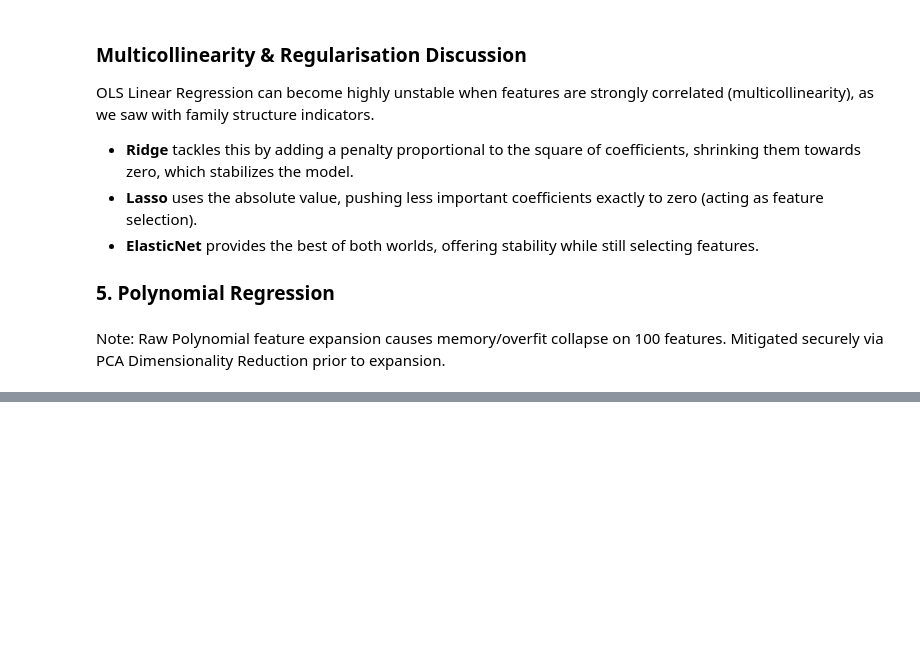
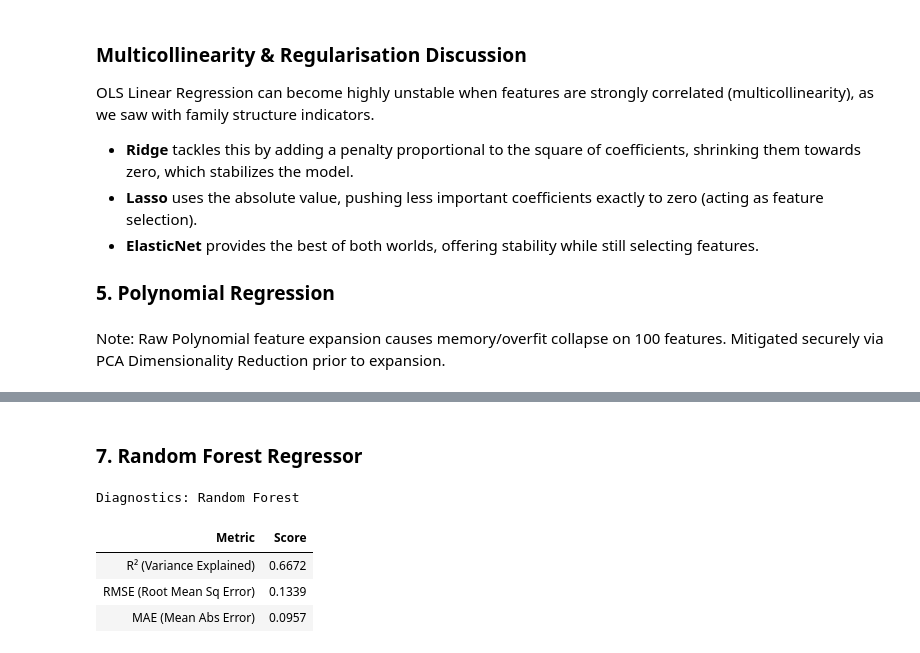
Before and after one commit to Reshma925/Vectora, a Jupyter notebook: Regression Track A/Regression.ipynb, the cells around one changed output, grey strips where cells are left out. Drawn from its saved outputs; the diff is of its cells as text; code cells hidden in the pictures; blank space fills up the shorter version.

```diff
--- a/Regression Track A/Regression.ipynb
+++ b/Regression Track A/Regression.ipynb
@@ -487,0 +498,10 @@ poly = eval_model("Polynomial Regression (PCA=10)", poly_pipe, X_train_scaled, X
+# %% [markdown]
+### 7. Random Forest Regressor
+# %%
+rf = eval_model("Random Forest", RandomForestRegressor(n_estimators=100, random_state=42), X_train, X_test, y_train, y_test)
+# %% [output]
+Diagnostics: Random Forest
+| Metric | Score |
+| R² (Variance Explained) | 0.6672 |
+| RMSE (Root Mean Sq Error) | 0.1339 |
+| MAE (Mean Abs Error) | 0.0957 |
```
Also changed, not shown: parts of 15 cells of this notebook.
